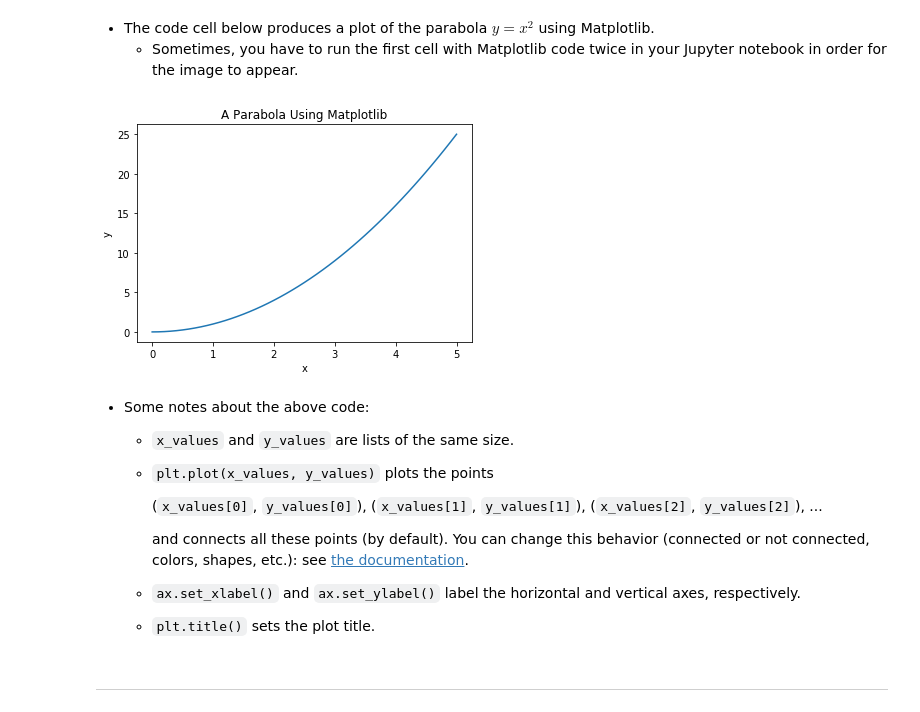
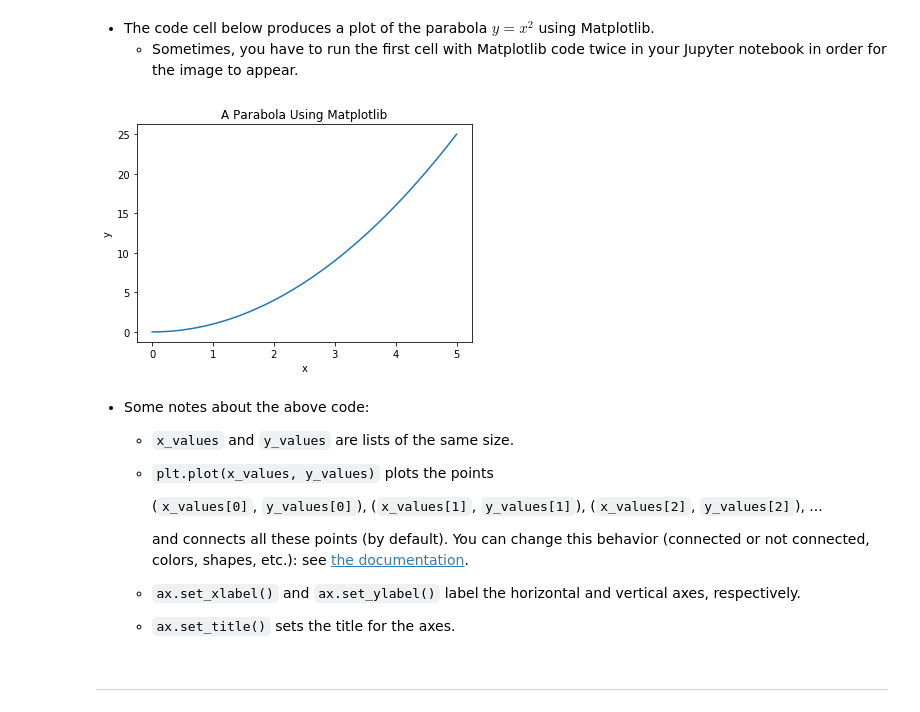
Before and after one commit to uhan-sm286d/loops-slicing-plotting, a Jupyter notebook: 02 Loops slicing and plotting.ipynb, the cells around one changed output. Cells and saved outputs as stored; diff of their text form; code cells hidden in the pictures.

```diff
--- a/02 Loops slicing and plotting.ipynb
+++ b/02 Loops slicing and plotting.ipynb
@@ -219,7 +219,7 @@ __Example.__ Build a list of the decimal numbers $0.0, 0.1, 0.2, \dots, 4.9, 5.0
 decimals = []
 
 for i in range(51):
-    decimals.append(0.1 * i)
+    decimals.append(1.0 + 0.1 * i)
 
 print(decimals)
 # %% [output]
@@ -248,36 +248,36 @@ import matplotlib.pyplot as plt
 - The code cell below produces a plot of the parabola $y = x^2$ using Matplotlib.
     - Sometimes, you have to run the first cell with Matplotlib code twice in your Jupyter notebook in order for the image to appear.
 # %%
-# Create a figure object
+# Create a figure
 fig = plt.figure()
 
-# Draw an axis object on the figure
+# Draw axes on the figure
 ax = fig.add_subplot(1, 1, 1)
 
 # Create list of values on the x-axis between 0 and 5, with an increment of 0.1
 x_values = []
 for i in range(51):
     x_values.append(0.1 * i)
 
 # Create list of corresponding y values
 y_values = []
 for x in x_values:
     y_values.append(x**2)
 
-# Plot the data
-plt.plot(x_values, y_values)
+# Plot the data on the axes
+ax.plot(x_values, y_values)
 
 # Label the axes
 ax.set_xlabel('x')
 ax.set_ylabel('y')
 
 # Give the plot a title
-plt.title('A Parabola Using Matplotlib')
+ax.set_title('A Parabola Using Matplotlib')
 
 # Show the figure
 plt.show()
 # %% [output]
-[figure, old version]
+[figure, new version]
 # %% [markdown]
 - Some notes about the above code:
     - `x_values` and `y_values` are lists of the same size.
@@ -287,7 +287,7 @@ plt.show()
 
         and connects all these points (by default). You can change this behavior (connected or not connected, colors, shapes, etc.): see [the documentation](https://matplotlib.org/3.1.1/api/_as_gen/matplotlib.pyplot.plot.html).
     - `ax.set_xlabel()` and `ax.set_ylabel()` label the horizontal and vertical axes, respectively.
-    - `plt.title()` sets the plot title.
+    - `ax.set_title()` sets the title for the axes.
 # %% [markdown]
 ---
 # %% [markdown]
```
Also changed, not shown: parts of 7 cells of this notebook.
